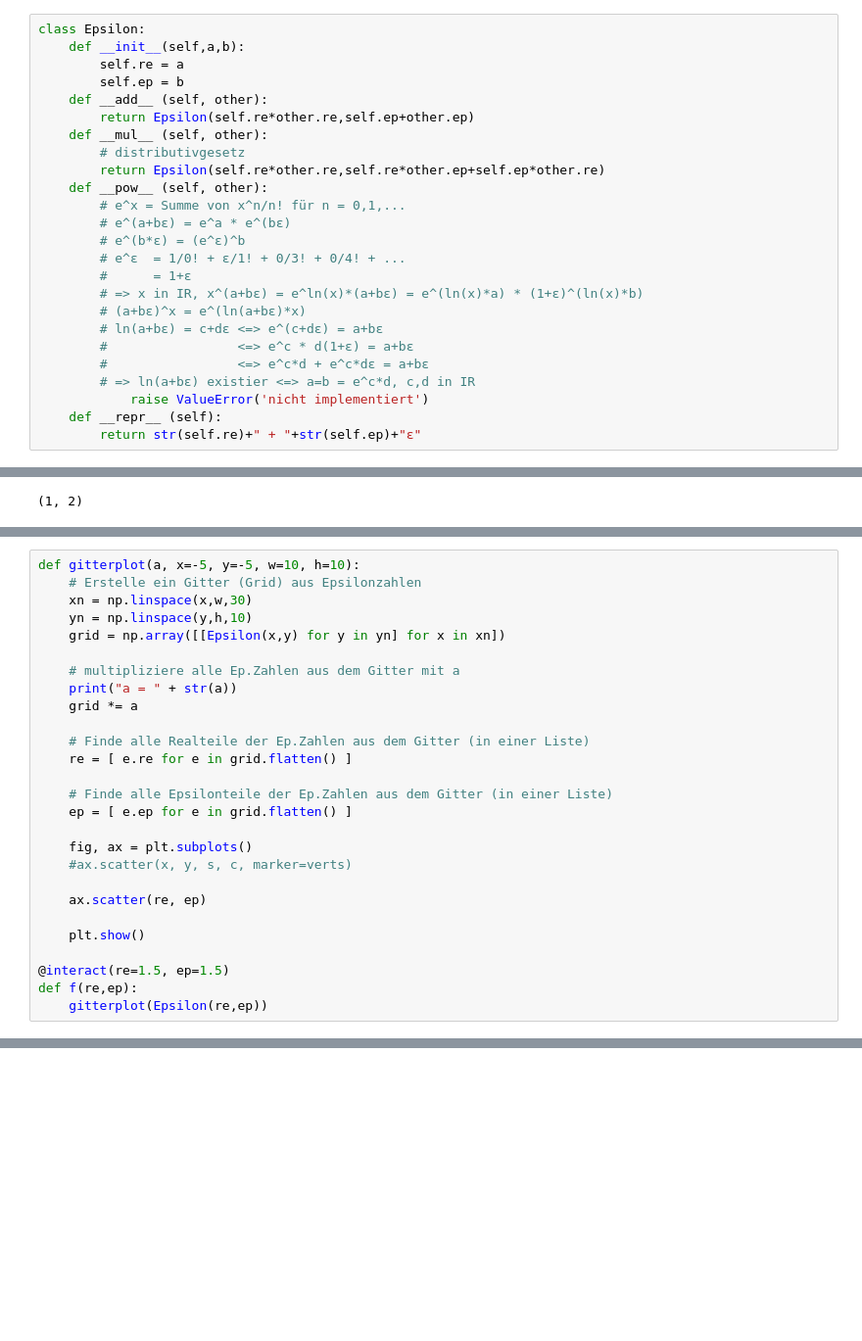
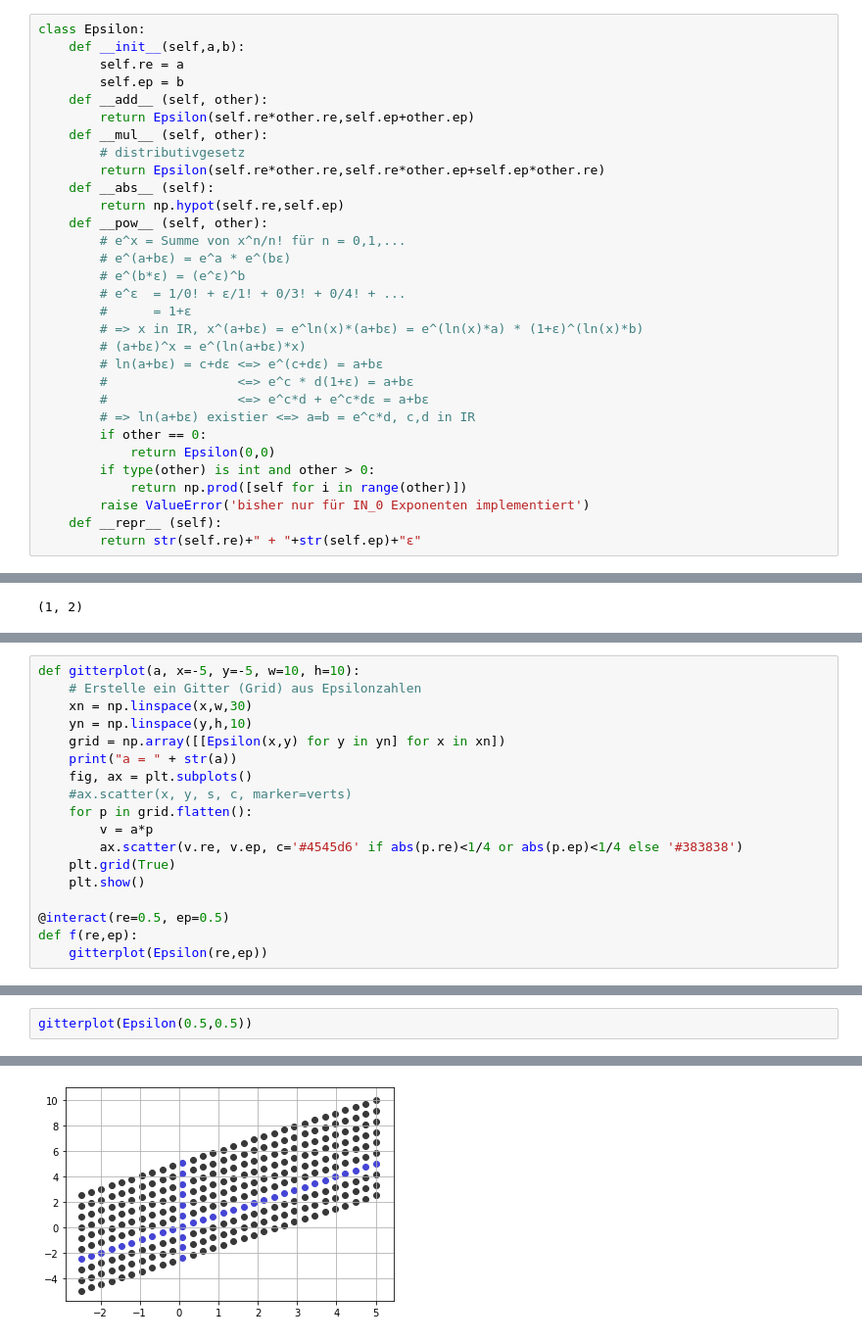
Before and after one commit to Quoteme/math, a Jupyter notebook: epsilon/epsilon.ipynb, the cells around one changed output, grey strips where cells are left out. Shown at 98% size. Saved outputs shown, nothing was run; the diff lists cells and outputs as text; blank space fills up the shorter version.

```diff
--- a/epsilon/epsilon.ipynb
+++ b/epsilon/epsilon.ipynb
@@ -26,6 +26,8 @@ class Epsilon:
     def __mul__ (self, other):
         # distributivgesetz
         return Epsilon(self.re*other.re,self.re*other.ep+self.ep*other.re)
+    def __abs__ (self):
+        return np.hypot(self.re,self.ep)
     def __pow__ (self, other):
         # e^x = Summe von x^n/n! für n = 0,1,...
         # e^(a+bε) = e^a * e^(bε)
@@ -38,7 +40,11 @@ class Epsilon:
         #                 <=> e^c * d(1+ε) = a+bε
         #                 <=> e^c*d + e^c*dε = a+bε
         # => ln(a+bε) existier <=> a=b = e^c*d, c,d in IR
-            raise ValueError('nicht implementiert')
+        if other == 0:
+            return Epsilon(0,0)
+        if type(other) is int and other > 0:
+            return np.prod([self for i in range(other)])
+        raise ValueError('bisher nur für IN_0 Exponenten implementiert')
     def __repr__ (self):
         return str(self.re)+" + "+str(self.ep)+"ε"
 # %%
@@ -63,25 +71,16 @@ def gitterplot(a, x=-5, y=-5, w=10, h=10):
     xn = np.linspace(x,w,30)
     yn = np.linspace(y,h,10)
     grid = np.array([[Epsilon(x,y) for y in yn] for x in xn])
-
-    # multipliziere alle Ep.Zahlen aus dem Gitter mit a
     print("a = " + str(a))
-    grid *= a
-
-    # Finde alle Realteile der Ep.Zahlen aus dem Gitter (in einer Liste)
-    re = [ e.re for e in grid.flatten() ]
-
-    # Finde alle Epsilonteile der Ep.Zahlen aus dem Gitter (in einer Liste)
-    ep = [ e.ep for e in grid.flatten() ]
-
     fig, ax = plt.subplots()
     #ax.scatter(x, y, s, c, marker=verts)
-
-    ax.scatter(re, ep)
-
+    for p in grid.flatten():
+        v = a*p
+        ax.scatter(v.re, v.ep, c='#4545d6' if abs(p.re)<1/4 or abs(p.ep)<1/4 else '#383838')
+    plt.grid(True)
     plt.show()
 
-@interact(re=1.5, ep=1.5)
+@interact(re=0.5, ep=0.5)
 def f(re,ep):
     gitterplot(Epsilon(re,ep))
 # %% [output]
@@ -88,0 +90,3 @@ interactive(children=(FloatSlider(value=1.5, description='re', max=4.5, min=-1.5
+# %%
+gitterplot(Epsilon(0.5,0.5))
+# %% [output]
@@ -88,0 +94 @@ interactive(children=(FloatSlider(value=1.5, description='re', max=4.5, min=-1.5
+[figure, added]
```
Also changed, not shown: parts of 11 cells of this notebook, 3 other files.
